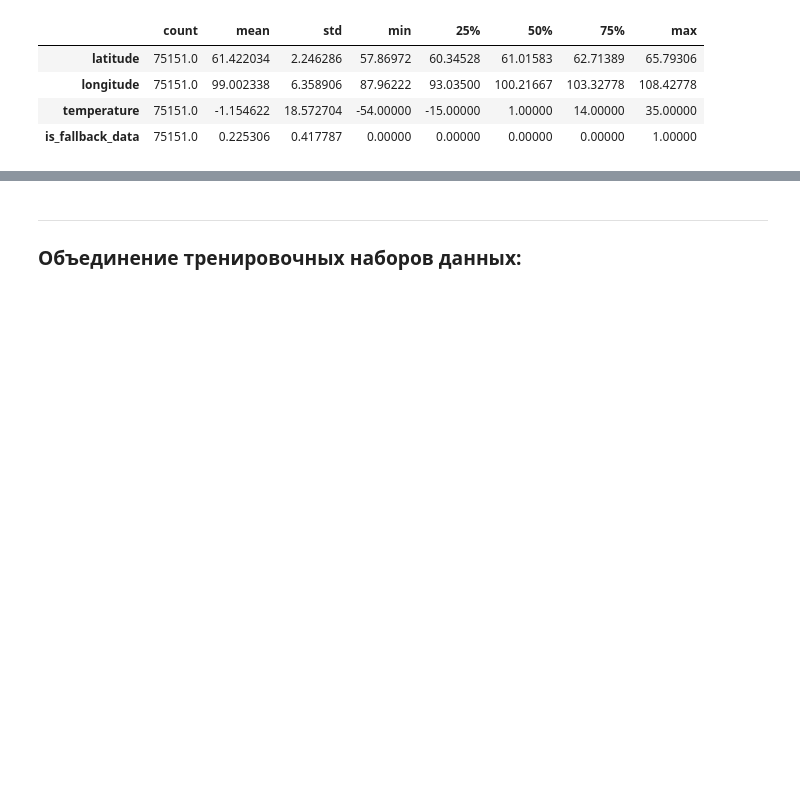
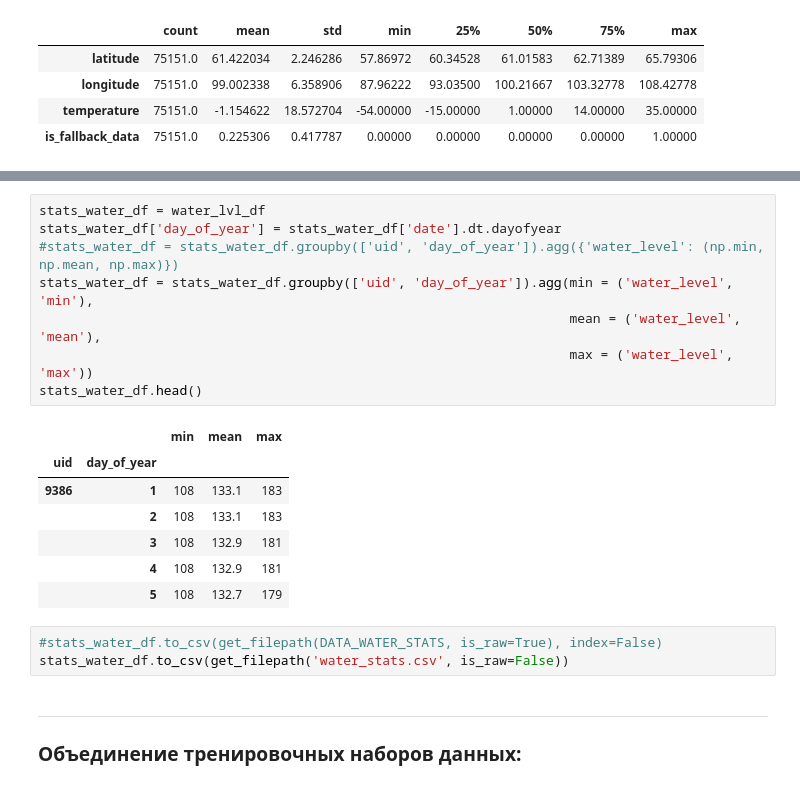
Before and after one commit to phys-winner/water-predictor-bot, a Jupyter notebook: notebooks/eda.ipynb, the cells around one changed output, grey strips where cells are left out. Drawn from its saved outputs; the diff is of its cells as text; blank space fills up the shorter version.

Commit message:
eda: save statistic info about water level (min-mean-max)

```diff
--- a/notebooks/eda.ipynb
+++ b/notebooks/eda.ipynb
@@ -123,3 +127,22 @@ weather_df.describe().T
+# %%
+stats_water_df = water_lvl_df
+stats_water_df['day_of_year'] = stats_water_df['date'].dt.dayofyear
+#stats_water_df = stats_water_df.groupby(['uid', 'day_of_year']).agg({'water_level': (np.min, np.mean, np.max)})
+stats_water_df = stats_water_df.groupby(['uid', 'day_of_year']).agg(min = ('water_level', 'min'),
+                                                                    mean = ('water_level', 'mean'),
+                                                                    max = ('water_level', 'max'))
+stats_water_df.head()
+# %% [output]
+|  |  | min | mean | max |
+| uid | day_of_year |  |  |  |
+| 9386 | 1 | 108 | 133.1 | 183 |
+|  | 2 | 108 | 133.1 | 183 |
+|  | 3 | 108 | 132.9 | 181 |
+|  | 4 | 108 | 132.9 | 181 |
+|  | 5 | 108 | 132.7 | 179 |
+# %%
+#stats_water_df.to_csv(get_filepath(DATA_WATER_STATS, is_raw=True), index=False)
+stats_water_df.to_csv(get_filepath('water_stats.csv', is_raw=False))
 # %% [markdown]
 ***
 ### Объединение тренировочных наборов данных:
```
Also changed, not shown: parts of 1 cell of this notebook, 3 other files.
